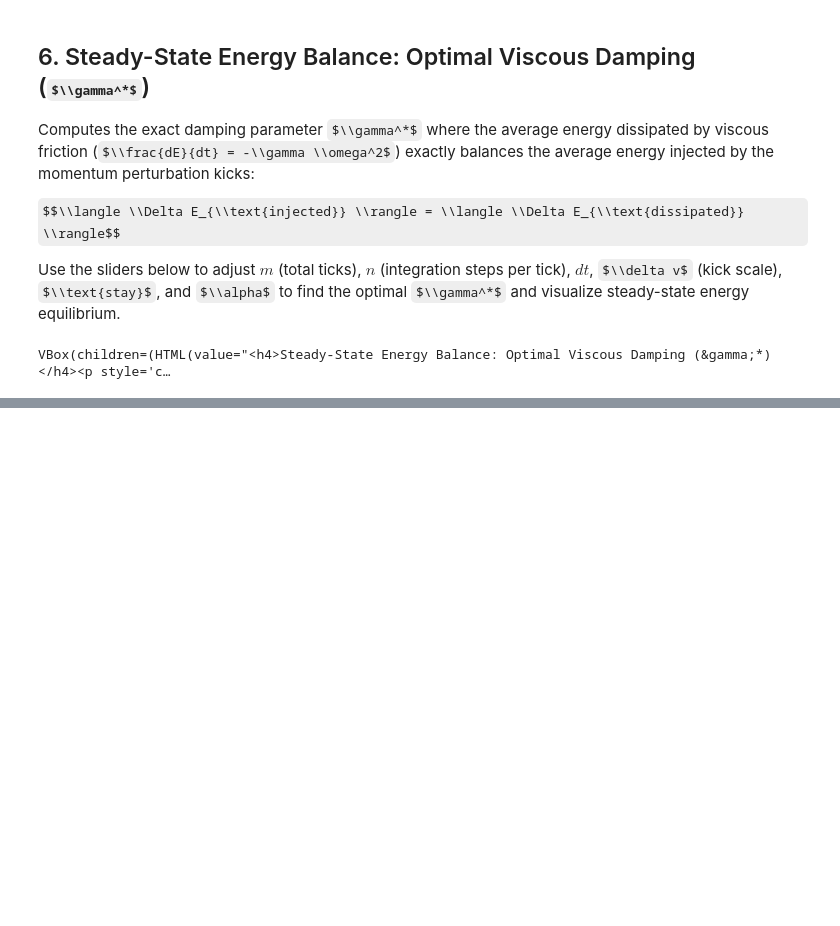
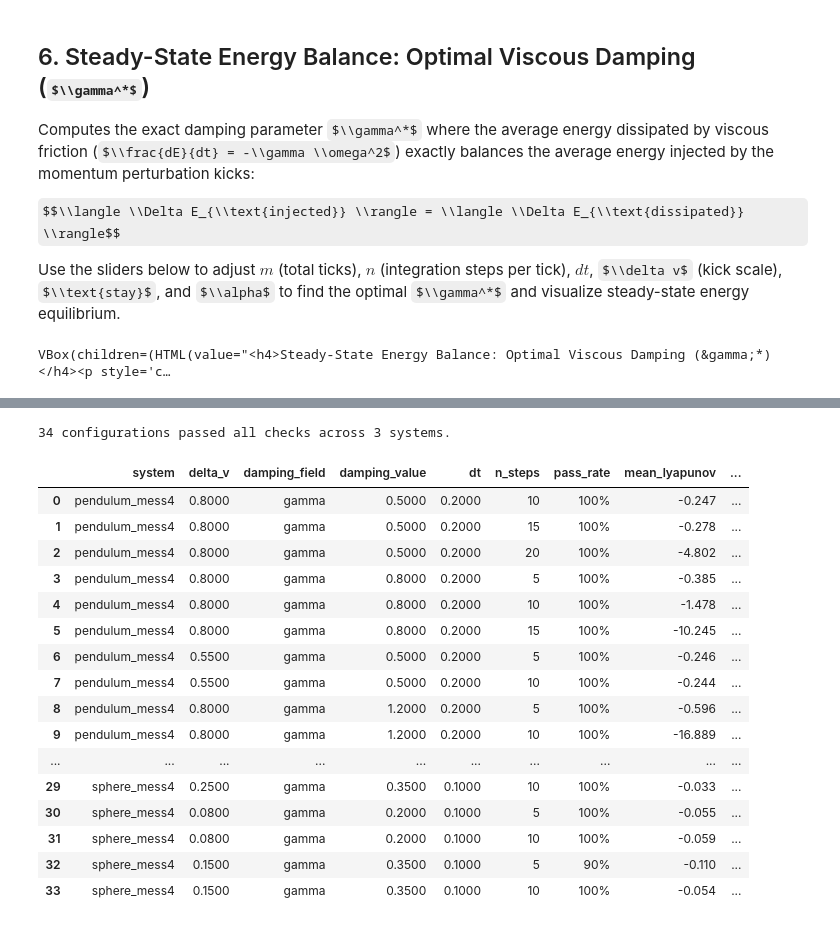
Before and after one commit to ManjotSingh08x/Belief-in-physics, a Jupyter notebook: notebooks/explorer.ipynb, the cells around one changed output, grey strips where cells are left out. Saved outputs shown, nothing was run; the diff lists cells and outputs as text; code cells hidden in the pictures; some formulas as TeX source; blank space fills up the shorter version.

```diff
--- a/notebooks/explorer.ipynb
+++ b/notebooks/explorer.ipynb
@@ -302,0 +543,53 @@ VBox(children=(HTML(value="<h4>Steady-State Energy Balance: Optimal Viscous Damp
+# %%
+final_rows = []
+for system_name, configs in SURVIVORS.items():
+    dt = grid_results[system_name]["dt"]
+    damping_field = grid_results[system_name]["damping_field"]
+    for config in configs:
+        key = f"{system_name}|dv={config['delta_v']}|{damping_field}={config['damping']}"
+        for nr in n_results.get(key, []):
+            if nr["verdict"] == "GO":
+                final_rows.append({
+                    "system": system_name,
+                    "delta_v": config["delta_v"],
+                    "damping_field": damping_field,
+                    "damping_value": config["damping"],
+                    "dt": dt,
+                    "n_steps": nr["n_steps"],
+                    "pass_rate": nr["pass_rate"],
+                    "mean_lyapunov": nr["lyapunov_mean"],
+                    "mean_bayes_gap": nr["bayes_gap_mean"],
+                })
+
+summary_df = pd.DataFrame(final_rows)
+print(f"\n{len(summary_df)} configurations passed all checks across {summary_df['system'].nunique() if len(summary_df) else 0} systems.\n")
+if not summary_df.empty:
+    display(summary_df.style.format({
+        "pass_rate": "{:.0%}",
+        "mean_lyapunov": "{:+.3f}",
+        "mean_bayes_gap": "{:.3f}",
+        "dt": "{:.4f}",
+        "delta_v": "{:.4f}",
+        "damping_value": "{:.4f}",
+    }))
+else:
+    print("No configurations met strict GO criteria. Check individual grid cell diagnostics above.")
+# %% [output]
+34 configurations passed all checks across 3 systems.
+|  | system | delta_v | damping_field | damping_value | dt | n_steps | pass_rate | mean_lyapunov | ... |
+| 0 | pendulum_mess4 | 0.8000 | gamma | 0.5000 | 0.2000 | 10 | 100% | -0.247 | ... |
+| 1 | pendulum_mess4 | 0.8000 | gamma | 0.5000 | 0.2000 | 15 | 100% | -0.278 | ... |
+| 2 | pendulum_mess4 | 0.8000 | gamma | 0.5000 | 0.2000 | 20 | 100% | -4.802 | ... |
+| 3 | pendulum_mess4 | 0.8000 | gamma | 0.8000 | 0.2000 | 5 | 100% | -0.385 | ... |
+| 4 | pendulum_mess4 | 0.8000 | gamma | 0.8000 | 0.2000 | 10 | 100% | -1.478 | ... |
+| 5 | pendulum_mess4 | 0.8000 | gamma | 0.8000 | 0.2000 | 15 | 100% | -10.245 | ... |
+| 6 | pendulum_mess4 | 0.5500 | gamma | 0.5000 | 0.2000 | 5 | 100% | -0.246 | ... |
+| 7 | pendulum_mess4 | 0.5500 | gamma | 0.5000 | 0.2000 | 10 | 100% | -0.244 | ... |
+| 8 | pendulum_mess4 | 0.8000 | gamma | 1.2000 | 0.2000 | 5 | 100% | -0.596 | ... |
+| 9 | pendulum_mess4 | 0.8000 | gamma | 1.2000 | 0.2000 | 10 | 100% | -16.889 | ... |
+| ... | ... | ... | ... | ... | ... | ... | ... | ... | ... |
+| 29 | sphere_mess4 | 0.2500 | gamma | 0.3500 | 0.1000 | 10 | 100% | -0.033 | ... |
+| 30 | sphere_mess4 | 0.0800 | gamma | 0.2000 | 0.1000 | 5 | 100% | -0.055 | ... |
+| 31 | sphere_mess4 | 0.0800 | gamma | 0.2000 | 0.1000 | 10 | 100% | -0.059 | ... |
+| 32 | sphere_mess4 | 0.1500 | gamma | 0.3500 | 0.1000 | 5 | 90% | -0.110 | ... |
+| 33 | sphere_mess4 | 0.1500 | gamma | 0.3500 | 0.1000 | 10 | 100% | -0.054 | ... |
```
Also changed, not shown: parts of 13 cells of this notebook, 3 other files.
